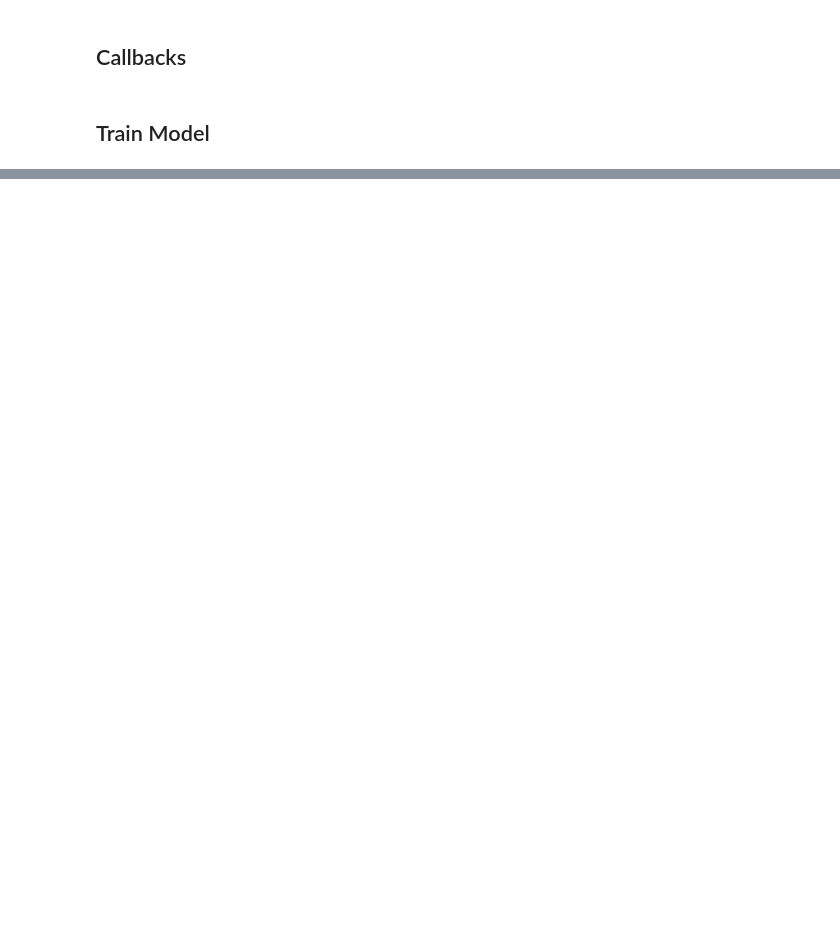
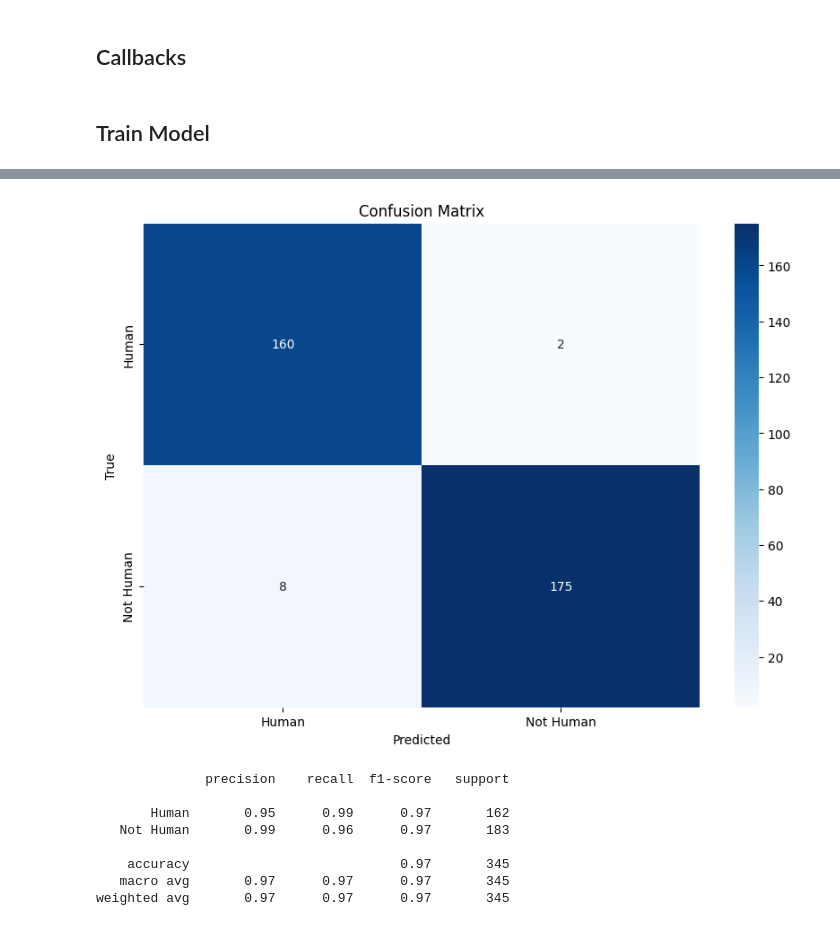
Before and after one commit to Bangkit-C242-PS177/ML, a Jupyter notebook: face_detection.ipynb, the cells around one changed output, grey strips where cells are left out. Cells and saved outputs as stored; diff of their text form; code cells hidden in the pictures; blank space fills up the shorter version.

Commit message:
improved face detection

```diff
--- a/face_detection.ipynb
+++ b/face_detection.ipynb
@@ -61,7 +61,7 @@ class FaceDetectionDataset(tfds.core.GeneratorBasedBuilder):
             description=("Dataset for face detectionn with 2 labels: human, not_human"),
             features=tfds.features.FeaturesDict({
                 'image': tfds.features.Image(shape=(224, 224, 3)),
-                'label': tfds.features.Tensor(shape=(2,), dtype=tf.float32),
+                'label': tfds.features.Tensor(shape=(1,), dtype=tf.float32),
             }),
             supervised_keys=('image', 'label'),
         )
@@ -90,8 +90,8 @@ class FaceDetectionDataset(tfds.core.GeneratorBasedBuilder):
 
     def _generate_examples(self, dataframe, base_path):
         label_map = {
-            'human': [1, 0],
-            'not_human': [0, 1],
+            'human': [1],
+            'not_human': [0],
         }
         # Load images and their labels
         for _, row in dataframe.iterrows():
@@ -117,8 +120,8 @@ ds_train = builder.as_dataset(split='train')
 ds_val = builder.as_dataset(split='val')
 ds_test = builder.as_dataset(split='test')
 # %%
-# Filter dan tampilkan label dengan nilai [1, 0]
+# Filter dan tampilkan label dengan nilai [1]
 for i, example in enumerate(ds_train):
     label = example['label'].numpy()  # Ambil label sebagai numpy array
-    if (label == [1, 0]).all():
+    if (label == [1]).all():
         print(f"Label {i + 1}: {label}")
@@ -147,9 +179,9 @@ show_images_from_dataset(ds_train, num_images=5)
 ## Loading The Dataset And Data Augmentation
 # %%
 # Memuat dataset yang sudah diproses
-ds_train = tfds.load('skin_type_dataset', split='train', data_dir=datasets_path)
-ds_val = tfds.load('skin_type_dataset', split='val', data_dir=datasets_path)
-ds_test = tfds.load('skin_type_dataset', split='test', data_dir=datasets_path)
+ds_train = tfds.load('face_detection_dataset', split='train', data_dir=datasets_path)
+ds_val = tfds.load('face_detection_dataset', split='val', data_dir=datasets_path)
+ds_test = tfds.load('face_detection_dataset', split='test', data_dir=datasets_path)
 # %%
 def augment_image(image, label):
     image = tf.image.resize(image, (224, 224))
@@ -157,6 +189,14 @@ def augment_image(image, label):
     image = tf.image.random_flip_up_down(image)
     image = tf.image.random_brightness(image, max_delta=0.1)
     image = tf.image.random_contrast(image, lower=0.9, upper=1.1)
+
+    # Menambahkan random zoom
+    scale = tf.random.uniform(shape=[], minval=0.8, maxval=1.2, dtype=tf.float32)
+    new_height = tf.cast(scale * 224, tf.int32)
+    new_width = tf.cast(scale * 224, tf.int32)
+    image = tf.image.resize(image, (new_height, new_width))
+    image = tf.image.resize_with_crop_or_pad(image, 224, 224)  # Mengembalikan ke ukuran 224x224
+
     return image, label
 # %%
 from tensorflow.keras.applications.mobilenet_v2 import preprocess_input
@@ -298,22 +387,26 @@ plt.show()
 # %%
+# Evaluasi model pada data testing
+loss, accuracy = model.evaluate(ds_test)
+print(f'Testing Loss: {loss}, Testing Accuracy: {accuracy}')
+
 # Membuat prediksi pada data testing
 y_pred = model.predict(ds_test)
-y_pred_classes = np.argmax(y_pred, axis=1)
+y_pred_classes = (y_pred > 0.5).astype(int).flatten()  # Konversi probabilitas ke kelas biner (0 atau 1)
 
 # Mendapatkan label aktual
-y_true = np.concatenate([y for x, y in ds_test], axis=0)
-y_true_classes = np.argmax(y_true, axis=1)
+y_true = np.concatenate([y for x, y in ds_test], axis=0).astype(int).flatten()
 
 # Menghitung confusion matrix
-cm = confusion_matrix(y_true_classes, y_pred_classes)
+cm = confusion_matrix(y_true, y_pred_classes)
 
 # Menampilkan confusion matrix
 plt.figure(figsize=(10, 7))
-sns.heatmap(cm, annot=True, fmt='d', cmap='Blues', xticklabels=['human', 'not human'], yticklabels=['human', 'not human'])
+sns.heatmap(cm, annot=True, fmt='d', cmap='Blues', xticklabels=['Human', 'Not Human'], yticklabels=['Human', 'Not Human'])
 plt.xlabel('Predicted')
 plt.ylabel('True')
 plt.title('Confusion Matrix')
 plt.show()
 
 # Menampilkan laporan klasifikasi
-print(classification_report(y_true_classes, y_pred_classes, target_names=['Oily', 'Normal', 'Dry']))
+print(classification_report(y_true, y_pred_classes, target_names=['Human', 'Not Human']))
+# %% [output]
@@ -320,3 +416,12 @@ print(classification_report(y_true_classes, y_pred_classes, target_names=['Oily'
+[figure, added]
+              precision    recall  f1-score   support
+
+       Human       0.95      0.99      0.97       162
+   Not Human       0.99      0.96      0.97       183
+
+    accuracy                           0.97       345
+   macro avg       0.97      0.97      0.97       345
+weighted avg       0.97      0.97      0.97       345
 # %%
 # Saving the model in .h5 format
 model.save('models/face_detection.h5')
```
Also changed, not shown: parts of 11 cells of this notebook, 2 other files.
